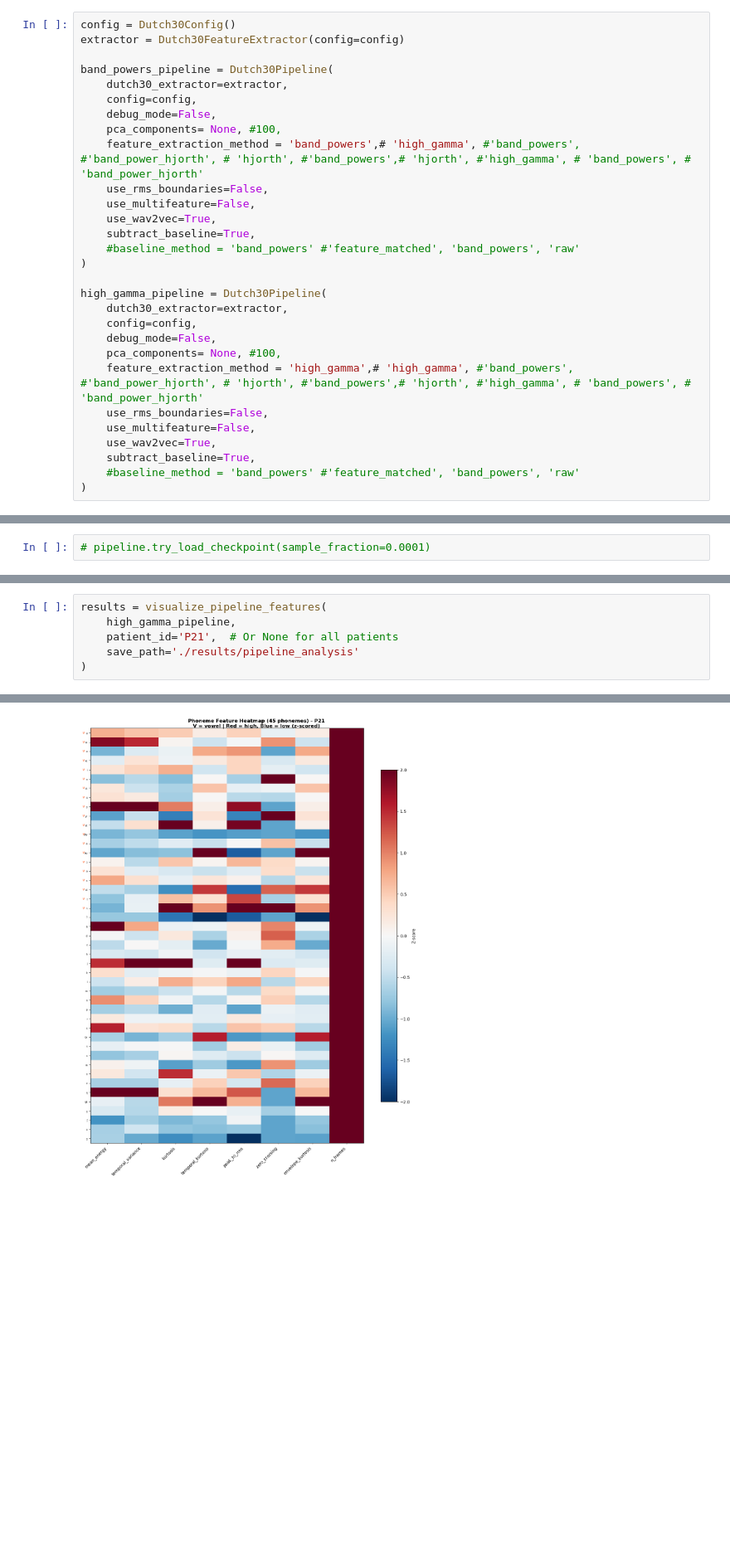
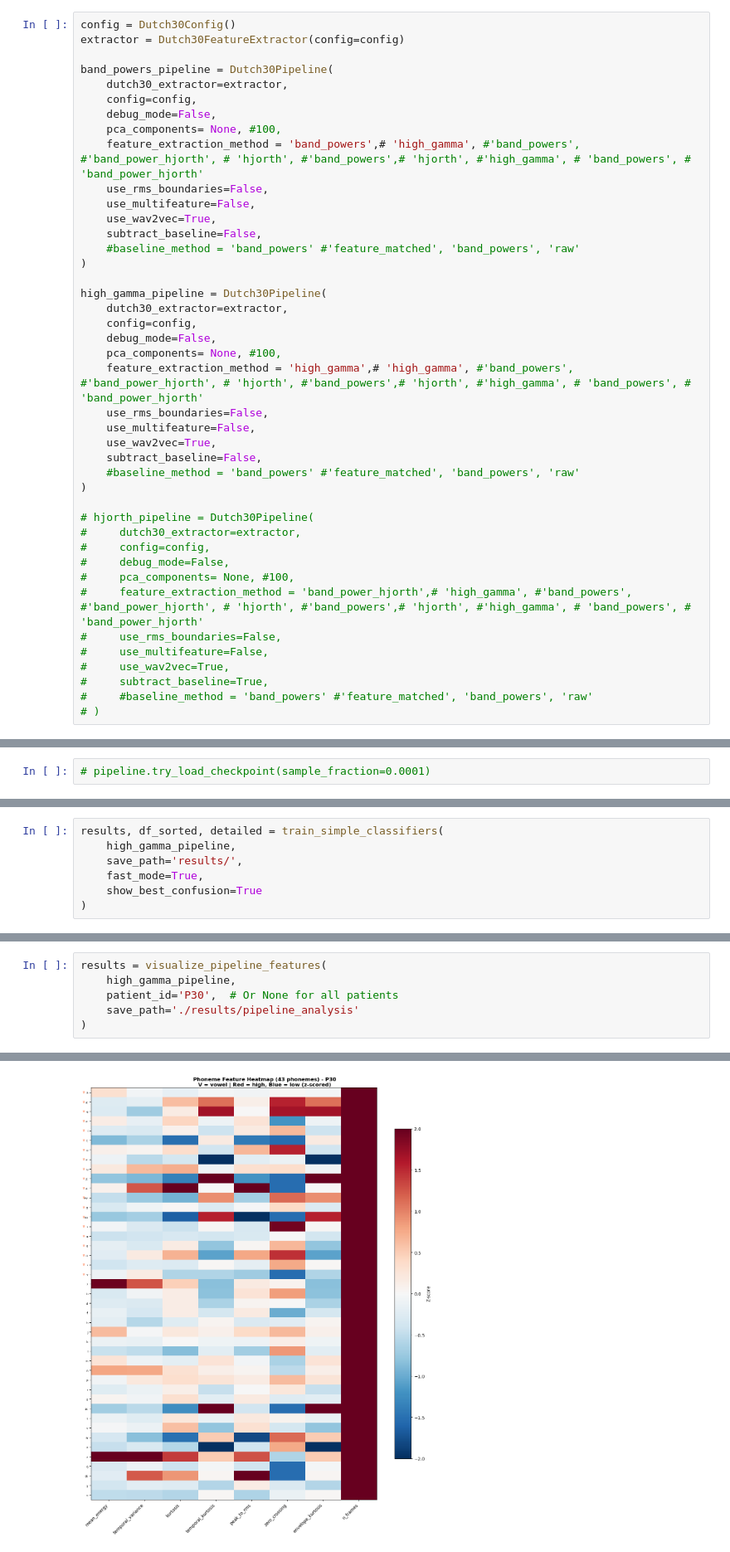
Before and after one commit to irina-kalmykoff/brain_project, a Jupyter notebook: parse_features_of_30_patients_wav2vec-Copy1.ipynb, the cells around one changed output, grey strips where cells are left out. Shown at 83% size. Saved outputs shown, nothing was run; the diff lists cells and outputs as text; blank space fills up the shorter version.

Commit message:
wip - optimization for a single patient

```diff
--- a/parse_features_of_30_patients_wav2vec-Copy1.ipynb
+++ b/parse_features_of_30_patients_wav2vec-Copy1.ipynb
@@ -164,7 +292,7 @@ band_powers_pipeline = Dutch30Pipeline(
     use_rms_boundaries=False,
     use_multifeature=False,
     use_wav2vec=True,
-    subtract_baseline=True,
+    subtract_baseline=False,
     #baseline_method = 'band_powers' #'feature_matched', 'band_powers', 'raw'
 )
 
@@ -177,9 +305,22 @@ high_gamma_pipeline = Dutch30Pipeline(
     use_rms_boundaries=False,
     use_multifeature=False,
     use_wav2vec=True,
-    subtract_baseline=True,
+    subtract_baseline=False,
     #baseline_method = 'band_powers' #'feature_matched', 'band_powers', 'raw'
 )
+
+# hjorth_pipeline = Dutch30Pipeline(
+#     dutch30_extractor=extractor,
+#     config=config,
+#     debug_mode=False,
+#     pca_components= None, #100,
+#     feature_extraction_method = 'band_power_hjorth',# 'high_gamma', #'band_powers', #'band_power_hjorth', # 'hjorth', #'band_powers',# 'hjorth', #'high_gamma', # 'band_powers', # 'band_power_hjorth'
+#     use_rms_boundaries=False,
+#     use_multifeature=False,
+#     use_wav2vec=True,
+#     subtract_baseline=True,
+#     #baseline_method = 'band_powers' #'feature_matched', 'band_powers', 'raw'
+# )
 # %% [output]
 Dutch30FeatureExtractor: Dutch30FeatureExtractor initialized:
 Dutch30FeatureExtractor:   Data dir: C:\mozg\code\SingleWordProductionDutch\Dutch_30patients\raw
@@ -323,0 +833,7 @@ Train data so far: 19025 phonemes
+# %%
+results, df_sorted, detailed = train_simple_classifiers(
+    high_gamma_pipeline,
+    save_path='results/',
+    fast_mode=True,
+    show_best_confusion=True
+)
@@ -1494,7 +4920,7 @@ def visualize_pipeline_features(pipeline, patient_id=None, save_path=None):
 # %%
 results = visualize_pipeline_features(
     high_gamma_pipeline,
-    patient_id='P21',  # Or None for all patients
+    patient_id='P30',  # Or None for all patients
     save_path='./results/pipeline_analysis'
 )
 # %% [output]
@@ -1516,4 +4942,4 @@ Saved: 3_separability.png
 Saved: 4_phoneme_heatmap.png
-[figure, old version]
+[figure, new version]
 Computing learning curves...
 Saved: 5_learning_curves_all.png
```
Also changed, not shown: parts of 31 cells of this notebook, 2 other files.
